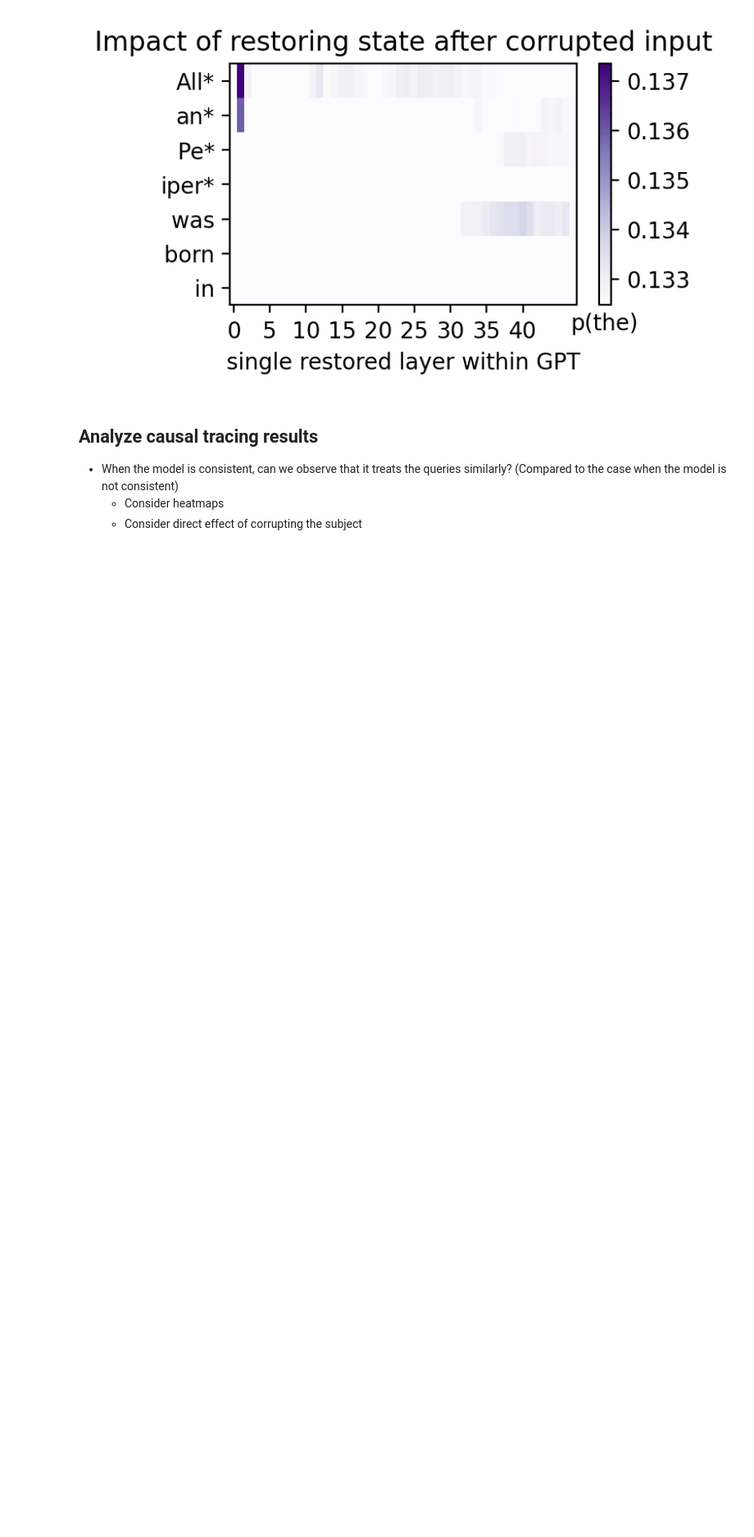
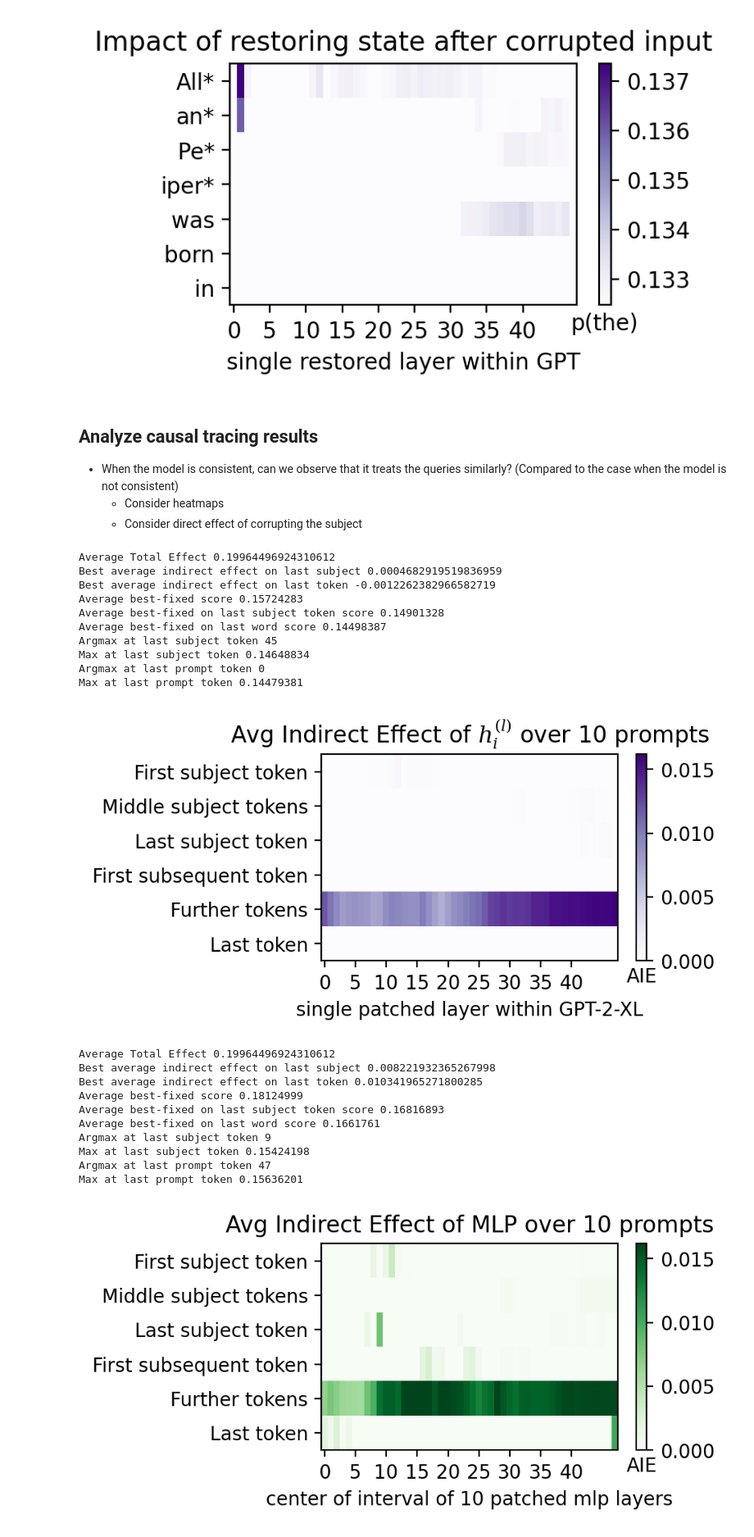
Before and after one commit to dsaynova/rome, a Jupyter notebook: notebooks/analyze_pararel_causal_tracing_results.ipynb, the cells around one changed output. Shown: that part at 82% size. Cells and saved outputs as stored; diff of their text form; code cells hidden in the pictures; blank space fills up the shorter version.

```diff
--- a/notebooks/analyze_pararel_causal_tracing_results.ipynb
+++ b/notebooks/analyze_pararel_causal_tracing_results.ipynb
@@ -10,7 +11,7 @@ import seaborn as sns
 from experiments.causal_trace import plot_trace_heatmap
 # %%
 query_file = "/cephyr/users/lovhag/Alvis/projects/rome/data/P19_gpt2_xl_preds.jsonl"
-results_folder = "/cephyr/users/lovhag/Alvis/projects/rome/results/ns3_r0_gpt2-xl/causal_trace_pararel/cases"
+results_folder = "/cephyr/users/lovhag/Alvis/projects/rome/data/results/gpt2-xl/P19/causal_trace_pararel_1588521/cases"
 # %% [markdown]
 ## Load the queries
 # %%
@@ -160,0 +164,63 @@ findfont: Font family ['Times New Roman'] not found. Falling back to DejaVu Sans
+# %%
+plt.rcParams["font.family"] = "Times New Roman"
+plt.rcParams["mathtext.fontset"] = "dejavuserif"
+
+# Uncomment the architecture to plot.
+archname = "GPT-2-XL"
+savefolder = "/cephyr/users/lovhag/Alvis/projects/rome/results/ns3_r0_gpt2-xl/P19/causal_trace_pararel_1588521/summary_pdfs"
+pred_type = "any"
+
+# arch = 'EleutherAI_gpt-j-6B'
+# archname = 'GPT-J-6B'
+
+# arch = 'EleutherAI_gpt-neox-20b'
+# archname = 'GPT-NeoX-20B'
+
+the_count = 10 #1208
+high_score = None  # Scale all plots according to the y axis of the first plot
+
+for kind in [None, "mlp", "attn"]:
+    d = read_knowledge(the_count, kind, results_folder, pred_type)
+    count = d["size"]
+    what = {
+        None: "Indirect Effect of $h_i^{(l)}$",
+        "mlp": "Indirect Effect of MLP",
+        "attn": "Indirect Effect of Attn",
+    }[kind]
+    title = f"Avg {what} over {count} prompts"
+    result = np.clip(d["result"] - d["low_score"], 0, None)
+    kindcode = "" if kind is None else f"_{kind}"
+    if kind not in ["mlp", "attn"]:
+        high_score = result.max()
+    plot_array(
+        result,
+        kind=kind,
+        title=title,
+        low_score=0.0,
+        high_score=high_score,
+        archname=archname,
+        savepdf=os.path.join(savefolder, f"rollup{kindcode}.pdf"),
+    )
+# %% [output]
+Average Total Effect 0.19964496924310612
+Best average indirect effect on last subject 0.0004682919519836959
+Best average indirect effect on last token -0.0012262382966582719
+Average best-fixed score 0.15724283
+Average best-fixed on last subject token score 0.14901328
+Average best-fixed on last word score 0.14498387
+Argmax at last subject token 45
+Max at last subject token 0.14648834
+Argmax at last prompt token 0
+Max at last prompt token 0.14479381
+[figure, added]
+Average Total Effect 0.19964496924310612
+Best average indirect effect on last subject 0.008221932365267998
+Best average indirect effect on last token 0.010341965271800285
+Average best-fixed score 0.18124999
+Average best-fixed on last subject token score 0.16816893
+Average best-fixed on last word score 0.1661761
+Argmax at last subject token 9
+Max at last subject token 0.15424198
+Argmax at last prompt token 47
+Max at last prompt token 0.15636201
+[figure, added]
```
Also changed, not shown: parts of 3 cells of this notebook, 4 other files.
